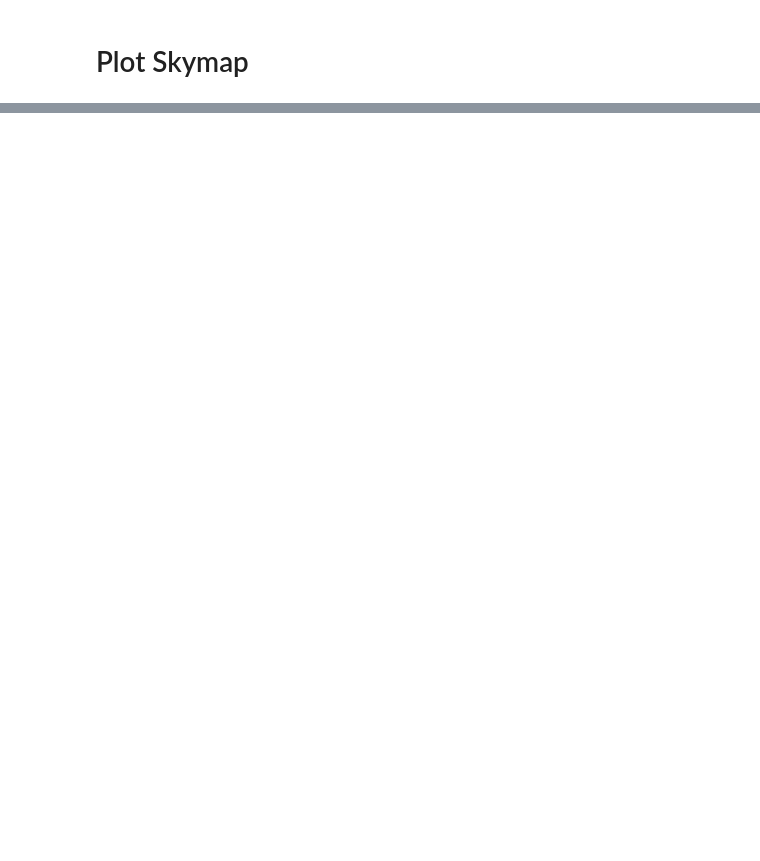
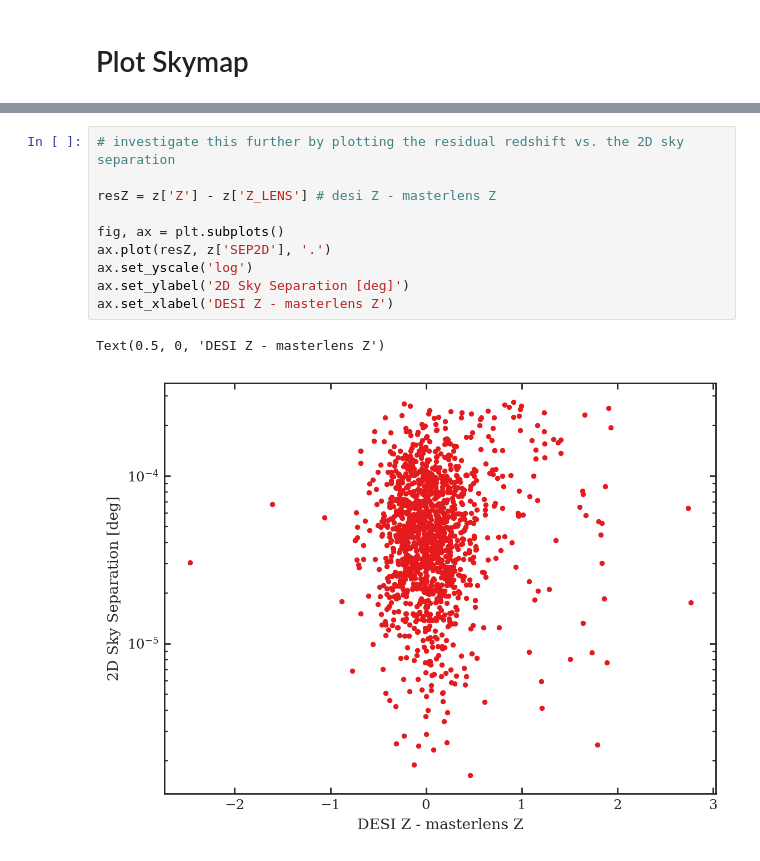
Before and after one commit to noahfranz13/SpecLens, a Jupyter notebook: FindLenses/crossmatch-analysis.ipynb, the cells around one changed output, grey strips where cells are left out. Drawn from its saved outputs; the diff is of its cells as text; blank space fills up the shorter version.

```diff
--- a/FindLenses/crossmatch-analysis.ipynb
+++ b/FindLenses/crossmatch-analysis.ipynb
@@ -151,0 +151,13 @@ fig.savefig('redshift-comparison-2dhist.png',
+# %%
+# investigate this further by plotting the residual redshift vs. the 2D sky separation
+
+resZ = z['Z'] - z['Z_LENS'] # desi Z - masterlens Z
+
+fig, ax = plt.subplots()
+ax.plot(resZ, z['SEP2D'], '.')
+ax.set_yscale('log')
+ax.set_ylabel('2D Sky Separation [deg]')
+ax.set_xlabel('DESI Z - masterlens Z')
+# %% [output]
+Text(0.5, 0, 'DESI Z - masterlens Z')
+[figure, added]
```
Also changed, not shown: parts of 8 cells of this notebook, 9 other files.
